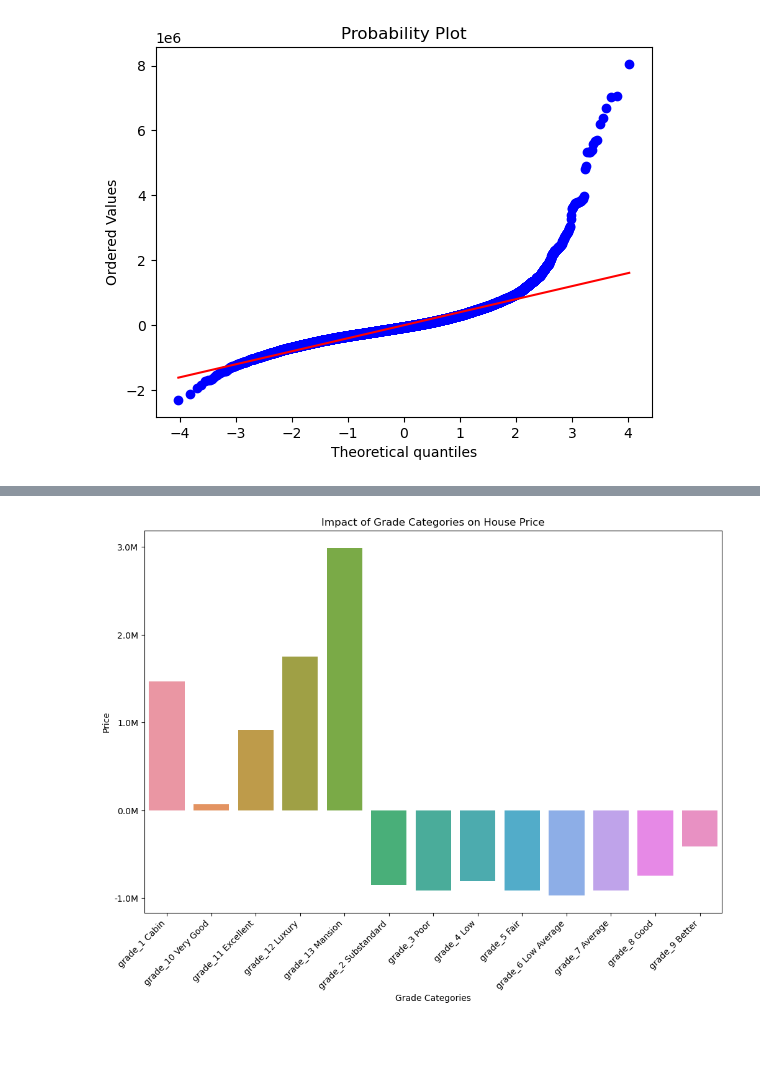
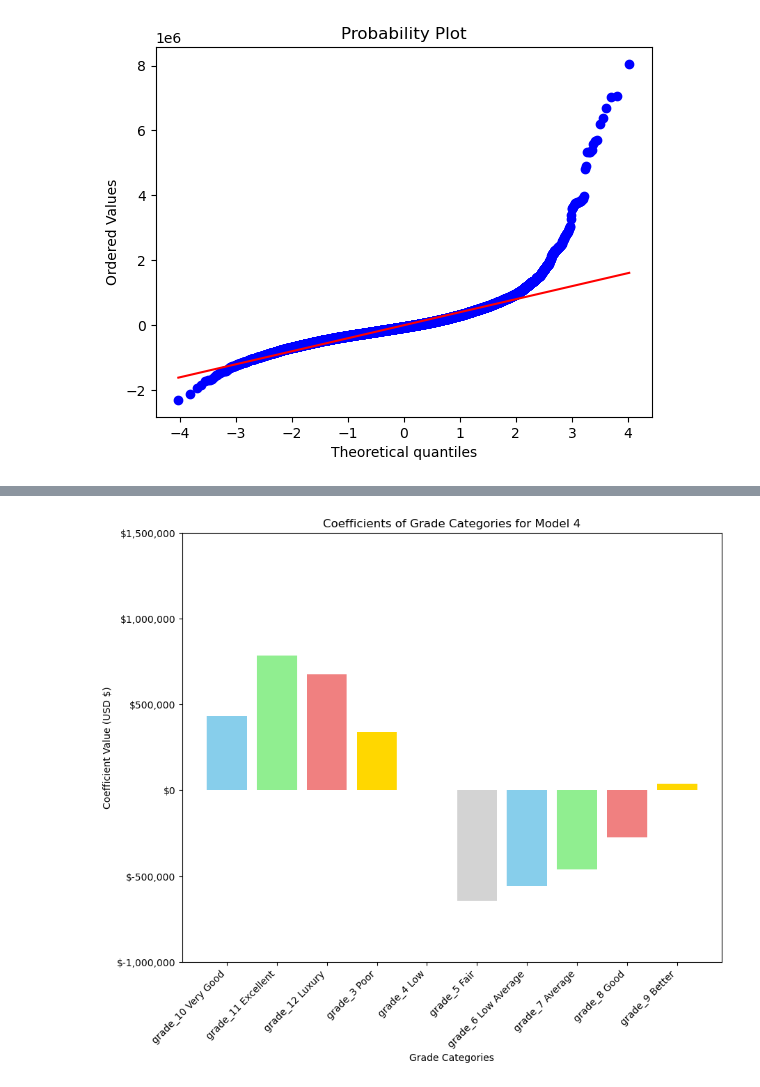
Before and after one commit to jguzzo522/project2house, a Jupyter notebook: housepj2.ipynb, the cells around one changed output, grey strips where cells are left out. Drawn from its saved outputs; the diff is of its cells as text; code cells hidden in the pictures; blank space fills up the shorter version.

Commit message:
updated 4th model

```diff
--- a/housepj2.ipynb
+++ b/housepj2.ipynb
@@ -1741,0 +1629,15 @@ plt.show()
+# %%
+import statsmodels.api as sm
+import matplotlib.pyplot as plt
+
+# Define the dependent variable y
+y = df_cleaned3['price']
+
+# Add a constant term to the independent variables for the intercept
+X = sm.add_constant(df_cleaned3.drop(columns=['price']))  # Drop the dependent variable
+
+# Fit the OLS model
+model3 = sm.OLS(y, X).fit()
+
+# Print the model summary
+print(model3.summary())
@@ -1909,18 +1958,29 @@ grade_9 Better: 1585768.9673340358
 # %%
-# Plotting
+import numpy as np
+import matplotlib.pyplot as plt
 
-plt.figure(figsize=(12, 8))
-sns.barplot(x=grade_coefficients.index, y=grade_coefficients.values)
-plt.title('Impact of Grade Categories on House Price')
+# Filter out NaN values and remove specific grade categories
+grade_coefficients = model4.params.filter(like='grade_')
+grade_coefficients = grade_coefficients.dropna()
+grade_coefficients = grade_coefficients.drop(['grade_1 Cabin', 'grade_13 Mansion', 'grade_2 Substandard'])
+
+# Define the y-axis limits and ticks
+y_min = -1e6
+y_max = 1.5e6
+y_ticks = np.arange(y_min, y_max + 500000, 500000)
+
+# Define colors for each remaining grade category
+colors = ['skyblue', 'lightgreen', 'lightcoral', 'gold', 'lightpink', 'lightgrey']  # Adjust as needed for more categories
+
+# Create a bar chart for grade coefficients
+plt.figure(figsize=(10, 8))
+plt.bar(grade_coefficients.index, grade_coefficients, color=colors[:len(grade_coefficients)])
 plt.xlabel('Grade Categories')
-plt.ylabel('Price')
-
-# Set custom y-axis ticks and labels based on the actual coefficients
-custom_y_ticks = [-1000000, 0, 1000000, 2000000, 3000000]
-custom_y_labels = [f'{val/1000000:.1f}M' for val in custom_y_ticks]  # Adjusted for millions
-plt.yticks(custom_y_ticks, labels=custom_y_labels)
-
-plt.xticks(rotation=45, ha='right')  # Rotate x-axis labels for better visibility
+plt.ylabel('Coefficient Value (USD $)')
+plt.title('Coefficients of Grade Categories for Model 4')
+plt.yticks(y_ticks, ['${:,.0f}'.format(tick) for tick in y_ticks])  # Format y-tick labels as USD
+plt.ylim(y_min, y_max)
+plt.xticks(rotation=45, ha='right')
 plt.show()
 # %% [output]
-[figure, old version]
+[figure, new version]
```
Also changed, not shown: parts of 51 cells of this notebook.
